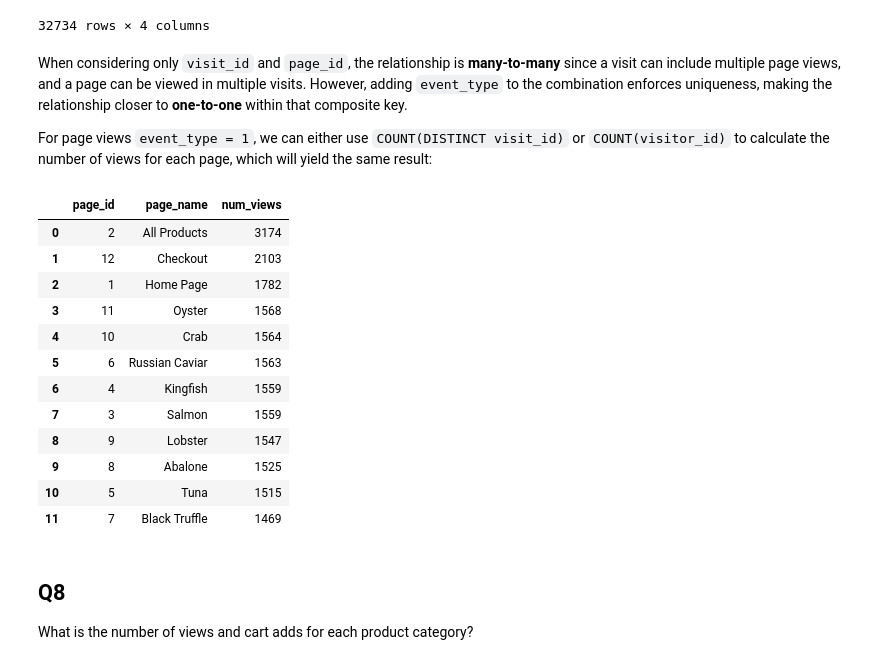
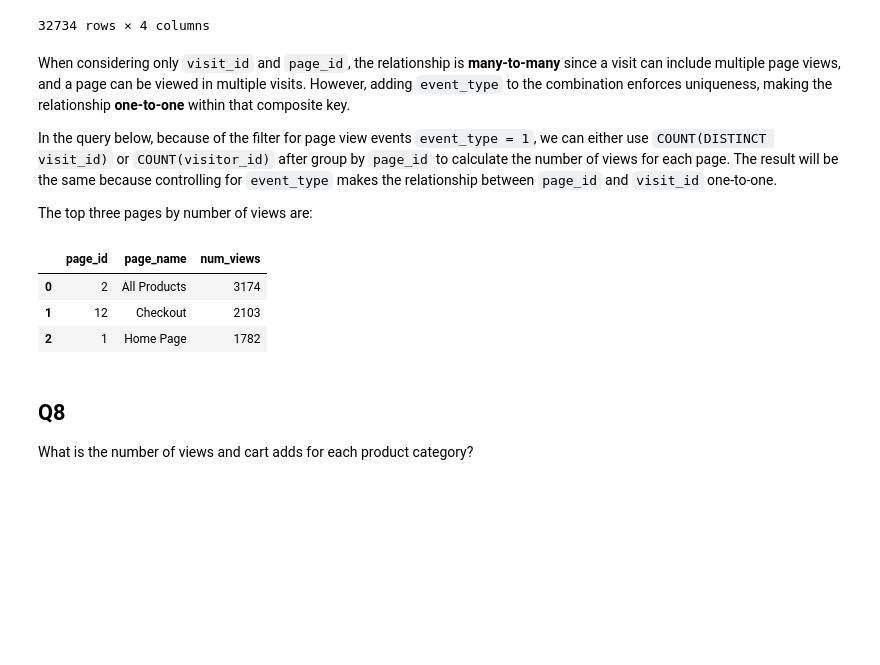
Before and after one commit to yangwu1227/sql-case-studies, a Jupyter notebook: case_studies/clique_bait/notebooks/business_questions.ipynb, the cells around one changed output. Drawn from its saved outputs; the diff is of its cells as text; code cells hidden in the pictures; blank space fills up the shorter version.

```diff
--- a/case_studies/clique_bait/notebooks/business_questions.ipynb
+++ b/case_studies/clique_bait/notebooks/business_questions.ipynb
@@ -614,44 +620,39 @@ athena.query(
 | 32733 | 355a6a | 10 | 1 | 1 |
 32734 rows × 4 columns
 # %% [markdown]
-When considering only `visit_id` and `page_id`, the relationship is **many-to-many** since a visit can include multiple page views, and a page can be viewed in multiple visits. However, adding `event_type` to the combination enforces uniqueness, making the relationship closer to **one-to-one** within that composite key.
+When considering only `visit_id` and `page_id`, the relationship is **many-to-many** since a visit can include multiple page views, and a page can be viewed in multiple visits. However, adding `event_type` to the combination enforces uniqueness, making the relationship **one-to-one** within that composite key.
 
-For page views `event_type = 1`, we can either use `COUNT(DISTINCT visit_id)` or `COUNT(visitor_id)` to calculate the number of views for each page, which will yield the same result:
+In the query below, because of the filter for page view events `event_type = 1`, we can either use `COUNT(DISTINCT visit_id)` or `COUNT(visitor_id)` after group by `page_id` to calculate the number of views for each page. The result will be the same because controlling for `event_type` makes the relationship between `page_id` and `visit_id` one-to-one.
+
+The top three pages by number of views are:
 # %%
 query = """
 SELECT
     events.page_id AS page_id,
     pa.page_name AS page_name,
     COUNT(DISTINCT visit_id) AS num_views
 FROM
     clique_bait.events AS events LEFT JOIN clique_bait.page_hierarchy AS pa ON events.page_id = pa.page_id
 WHERE
     events.event_type = 1
 GROUP BY
     events.page_id, pa.page_name
 ORDER BY
-    num_views DESC;
+    num_views DESC
+LIMIT
+    3;
 """
 
 athena.query(
     database=database,
     query=query,
     ctas_approach=ctas_approach
 )
 # %% [output]
 |  | page_id | page_name | num_views |
 | 0 | 2 | All Products | 3174 |
 | 1 | 12 | Checkout | 2103 |
 | 2 | 1 | Home Page | 1782 |
-| 3 | 11 | Oyster | 1568 |
-| 4 | 10 | Crab | 1564 |
-| 5 | 6 | Russian Caviar | 1563 |
-| 6 | 4 | Kingfish | 1559 |
-| 7 | 3 | Salmon | 1559 |
-| 8 | 9 | Lobster | 1547 |
-| 9 | 8 | Abalone | 1525 |
-| 10 | 5 | Tuna | 1515 |
-| 11 | 7 | Black Truffle | 1469 |
 # %% [markdown]
 ## Q8
 
```
Also changed, not shown: parts of 27 cells of this notebook, 1 other file.
